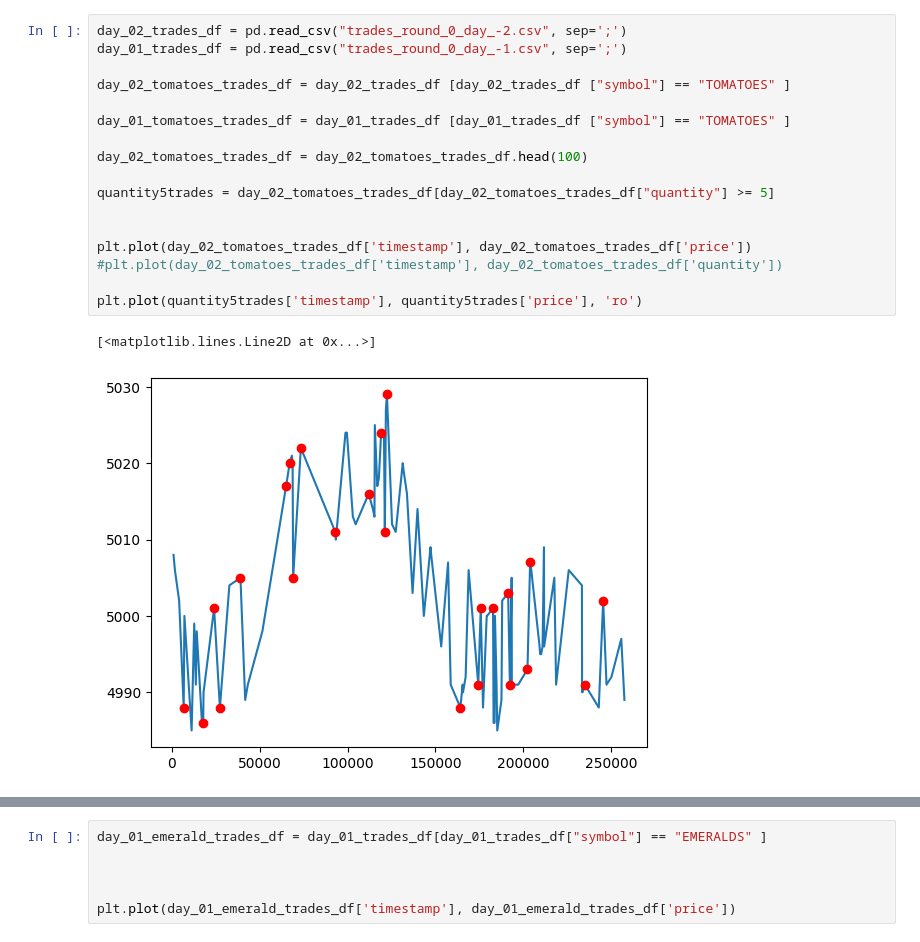
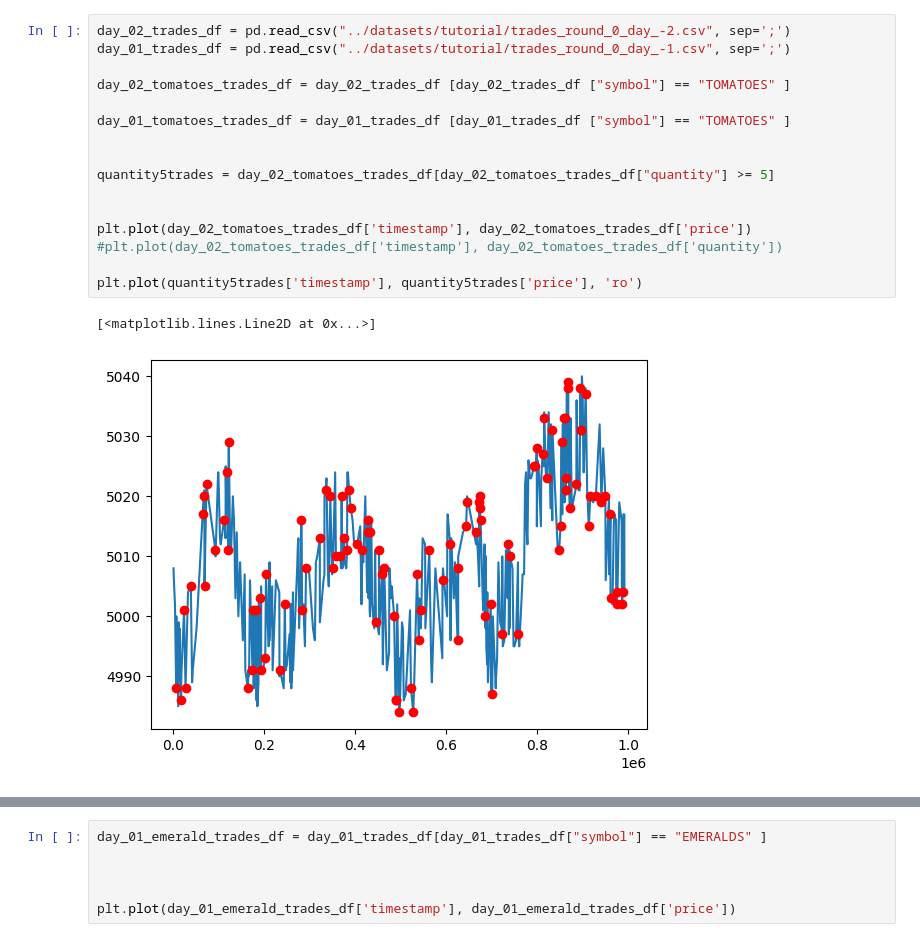
Before and after one commit to Seacific/alpha-wolves, a Jupyter notebook: practice_round/trendfinding.ipynb, the cells around one changed output, grey strips where cells are left out. Drawn from its saved outputs; the diff is of its cells as text.

```diff
--- a/practice_round/trendfinding.ipynb
+++ b/practice_round/trendfinding.ipynb
@@ -18,22 +19,21 @@ plt.plot(tomatoes_prices_df['timestamp'], tomatoes_prices_df['bid_volume_2'])
 [<matplotlib.lines.Line2D at 0x...>]
 [figure]
 # %%
-day_02_trades_df = pd.read_csv("trades_round_0_day_-2.csv", sep=';')
-day_01_trades_df = pd.read_csv("trades_round_0_day_-1.csv", sep=';')
+day_02_trades_df = pd.read_csv("../datasets/tutorial/trades_round_0_day_-2.csv", sep=';')
+day_01_trades_df = pd.read_csv("../datasets/tutorial/trades_round_0_day_-1.csv", sep=';')
 
 day_02_tomatoes_trades_df = day_02_trades_df [day_02_trades_df ["symbol"] == "TOMATOES" ]
 
 day_01_tomatoes_trades_df = day_01_trades_df [day_01_trades_df ["symbol"] == "TOMATOES" ]
 
-day_02_tomatoes_trades_df = day_02_tomatoes_trades_df.head(100)
 
 quantity5trades = day_02_tomatoes_trades_df[day_02_tomatoes_trades_df["quantity"] >= 5]
 
 
 plt.plot(day_02_tomatoes_trades_df['timestamp'], day_02_tomatoes_trades_df['price'])
 #plt.plot(day_02_tomatoes_trades_df['timestamp'], day_02_tomatoes_trades_df['quantity'])
 
 plt.plot(quantity5trades['timestamp'], quantity5trades['price'], 'ro')
 # %% [output]
 [<matplotlib.lines.Line2D at 0x...>]
-[figure, old version]
+[figure, new version]
```
Also changed, not shown: parts of 3 cells of this notebook.
